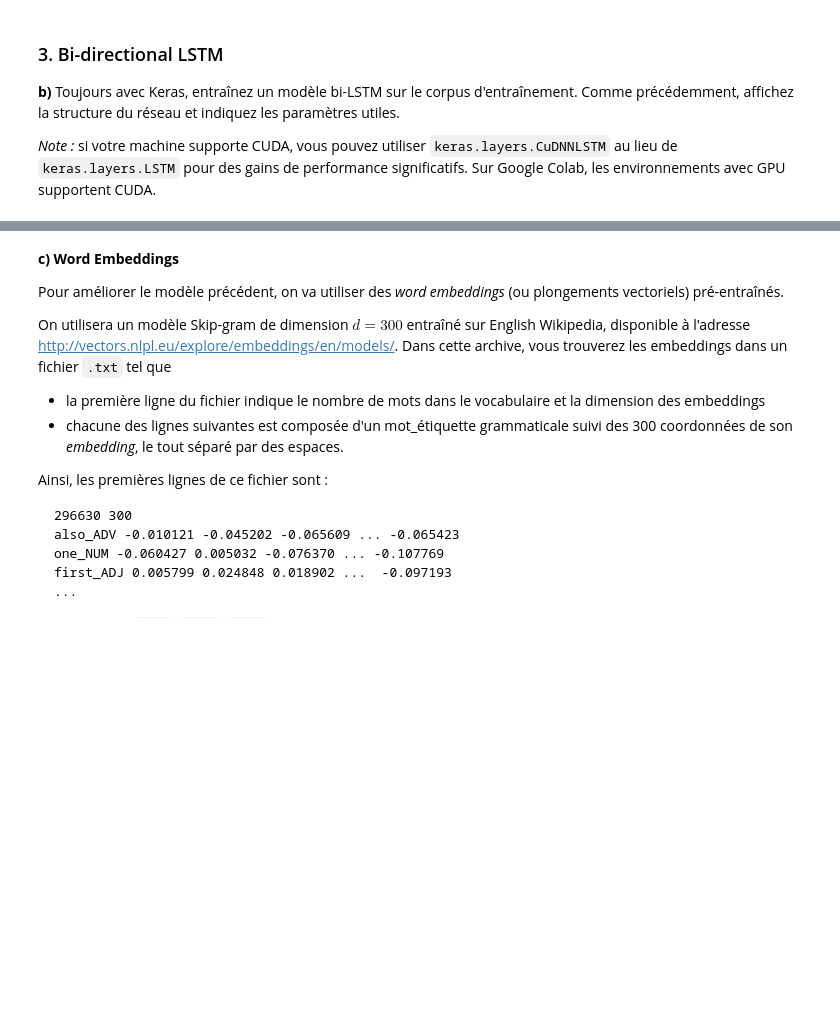
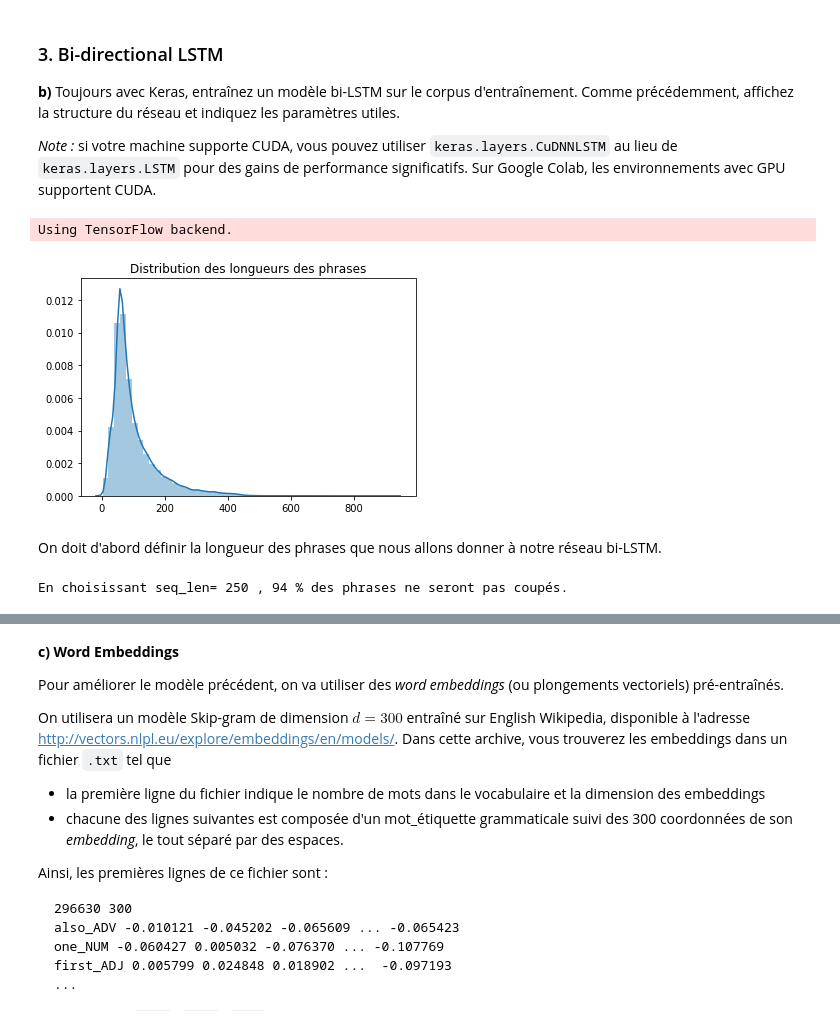
Before and after one commit to avillemin/NLP-INF8460, a Jupyter notebook: TP3/TP3_squelette.ipynb, the cells around one changed output, grey strips where cells are left out. Drawn from its saved outputs; the diff is of its cells as text; code cells hidden in the pictures; blank space fills up the shorter version.

```diff
--- a/TP3/TP3_squelette.ipynb
+++ b/TP3/TP3_squelette.ipynb
@@ -37,6 +31,6 @@ Mounted at /content/gdrive
 # %%
 import os
-data_path = './TP2/data/aclImdb/'
+data_path = './../../TP2/data/aclImdb/'
 
 def data_reader(path):
     """ Cette fonction lit les données text et sauvegarde les labels.
@@ -79,7 +73,7 @@ def clean_doc(document):
     #Segmentation en mots et suppression des signes de ponctuation
     tokens = reTokenizer.tokenize(document)
     #Suppression des stopwords
-    tokens = [token for token in tokens if token not in stop]
+    tokens = [token.lower() for token in tokens if token.lower() not in stop]
     #Suppression des mots d'une longueur de 1 caractère
     tokens = [token for token in tokens if len(token) > 1]
     return tokens
@@ -303,3 +286,32 @@ plt.show()
 **b)** Toujours avec Keras, entraînez un modèle bi-LSTM sur le corpus d'entraînement. Comme précédemment, affichez la structure du réseau et indiquez les paramètres utiles.
 
 *Note :* si votre machine supporte CUDA, vous pouvez utiliser `keras.layers.CuDNNLSTM` au lieu de `keras.layers.LSTM` pour des gains de performance significatifs. Sur Google Colab, les environnements avec GPU supportent CUDA.
+# %%
+from keras.utils import to_categorical
+
+def encode_corpus(X, top_unigrams):
+    encoded_X = []
+    vocab = {word: i+1 for i, word in enumerate(top_unigrams)}
+    for sentence in X:
+        encoded_X.append([vocab[word] for word in sentence if word in vocab])
+    return encoded_X
+
+encoded_X_train = encode_corpus(X_train, top_unigrams)
+encoded_X_test = encode_corpus(X_test, top_unigrams)
+# %% [output]
+Using TensorFlow backend.
+# %%
+import seaborn as sns
+sns.distplot([len(seq) for seq in encoded_X_train])
+plt.title('Distribution des longueurs des phrases')
+plt.show()
+# %% [output]
+[figure, added]
+# %% [markdown]
+On doit d'abord définir la longueur des phrases que nous allons donner à notre réseau bi-LSTM.
+# %%
+seq_len = 250
+v = int(np.sum(np.array([len(seq) for seq in encoded_X_train])<seq_len)/len(encoded_X_train)*100)
+print('En choisissant seq_len=',seq_len,',', v,'% des phrases ne seront pas coupés.')
+# %% [output]
+En choisissant seq_len= 250 , 94 % des phrases ne seront pas coupés.
```
Also changed, not shown: parts of 19 cells of this notebook.
